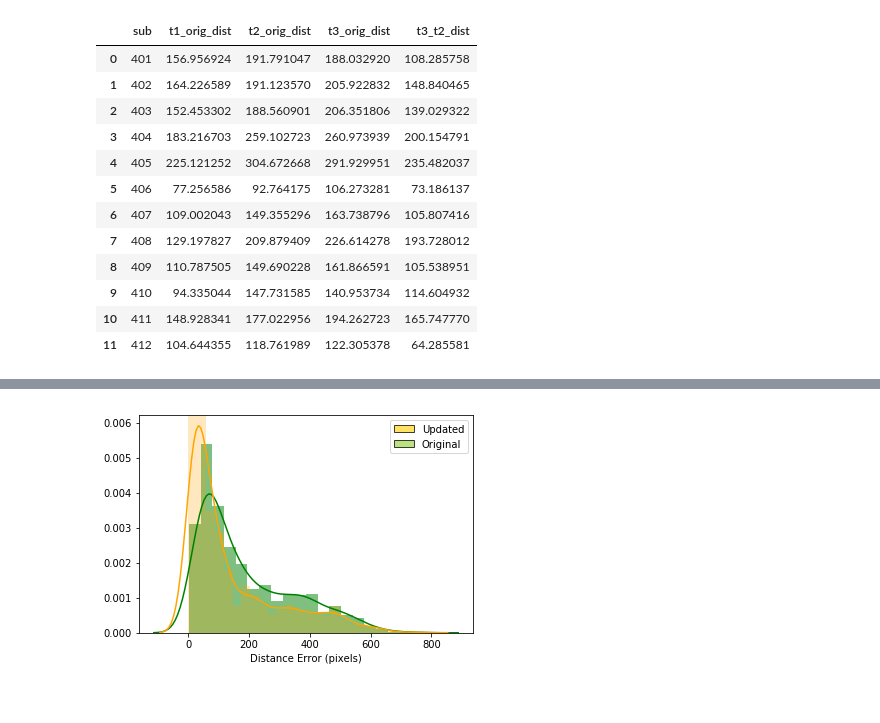
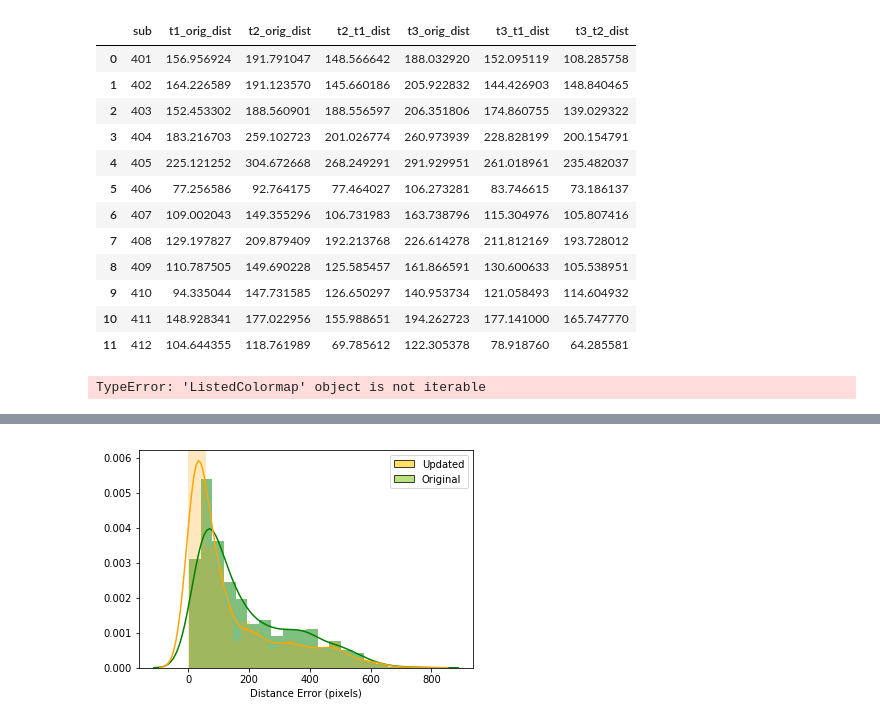
Before and after one commit to donnajobridge/data_visualizations, a Jupyter notebook: react/reactivation_visuals.ipynb, the cells around one changed output, grey strips where cells are left out. Saved outputs shown, nothing was run; the diff lists cells and outputs as text; code cells hidden in the pictures.

```diff
--- a/react/reactivation_visuals.ipynb
+++ b/react/reactivation_visuals.ipynb
@@ -119,19 +121,19 @@ Index(['sub', 'x', 'y', 'x1', 'y1', 'x2', 'y2', 'x3', 'y3', 't1_rt', 't2_rt',
       dtype='object')
 # %%
-means=pd.DataFrame(react.groupby(['sub'])['t1_orig_dist', 't2_orig_dist', 't3_orig_dist', 't3_t2_dist'].mean())
+means=pd.DataFrame(react.groupby(['sub'])['t1_orig_dist', 't2_orig_dist', 't2_t1_dist','t3_orig_dist', 't3_t1_dist', 't3_t2_dist'].mean())
 means.reset_index(inplace=True)
 means
 # %% [output]
-|  | sub | t1_orig_dist | t2_orig_dist | t3_orig_dist | t3_t2_dist |
-| 0 | 401 | 156.956924 | 191.791047 | 188.032920 | 108.285758 |
-| 1 | 402 | 164.226589 | 191.123570 | 205.922832 | 148.840465 |
-| 2 | 403 | 152.453302 | 188.560901 | 206.351806 | 139.029322 |
-| 3 | 404 | 183.216703 | 259.102723 | 260.973939 | 200.154791 |
-| 4 | 405 | 225.121252 | 304.672668 | 291.929951 | 235.482037 |
-| 5 | 406 | 77.256586 | 92.764175 | 106.273281 | 73.186137 |
-| 6 | 407 | 109.002043 | 149.355296 | 163.738796 | 105.807416 |
-| 7 | 408 | 129.197827 | 209.879409 | 226.614278 | 193.728012 |
-| 8 | 409 | 110.787505 | 149.690228 | 161.866591 | 105.538951 |
-| 9 | 410 | 94.335044 | 147.731585 | 140.953734 | 114.604932 |
-| 10 | 411 | 148.928341 | 177.022956 | 194.262723 | 165.747770 |
-| 11 | 412 | 104.644355 | 118.761989 | 122.305378 | 64.285581 |
+|  | sub | t1_orig_dist | t2_orig_dist | t2_t1_dist | t3_orig_dist | t3_t1_dist | t3_t2_dist |
+| 0 | 401 | 156.956924 | 191.791047 | 148.566642 | 188.032920 | 152.095119 | 108.285758 |
+| 1 | 402 | 164.226589 | 191.123570 | 145.660186 | 205.922832 | 144.426903 | 148.840465 |
+| 2 | 403 | 152.453302 | 188.560901 | 188.556597 | 206.351806 | 174.860755 | 139.029322 |
+| 3 | 404 | 183.216703 | 259.102723 | 201.026774 | 260.973939 | 228.828199 | 200.154791 |
+| 4 | 405 | 225.121252 | 304.672668 | 268.249291 | 291.929951 | 261.018961 | 235.482037 |
+| 5 | 406 | 77.256586 | 92.764175 | 77.464027 | 106.273281 | 83.746615 | 73.186137 |
+| 6 | 407 | 109.002043 | 149.355296 | 106.731983 | 163.738796 | 115.304976 | 105.807416 |
+| 7 | 408 | 129.197827 | 209.879409 | 192.213768 | 226.614278 | 211.812169 | 193.728012 |
+| 8 | 409 | 110.787505 | 149.690228 | 125.585457 | 161.866591 | 130.600633 | 105.538951 |
+| 9 | 410 | 94.335044 | 147.731585 | 126.650297 | 140.953734 | 121.058493 | 114.604932 |
+| 10 | 411 | 148.928341 | 177.022956 | 155.988651 | 194.262723 | 177.141000 | 165.747770 |
+| 11 | 412 | 104.644355 | 118.761989 | 69.785612 | 122.305378 | 78.918760 | 64.285581 |
@@ -139,3 +151,6 @@ means
 cmap = plt.get_cmap('Set2')
 original = cmap(5)
 update =cmap(4)
+[print(c) for c in cmap]
+# %% [output]
+TypeError: 'ListedColormap' object is not iterable
```
Also changed, not shown: parts of 6 cells of this notebook, 16 other files.
